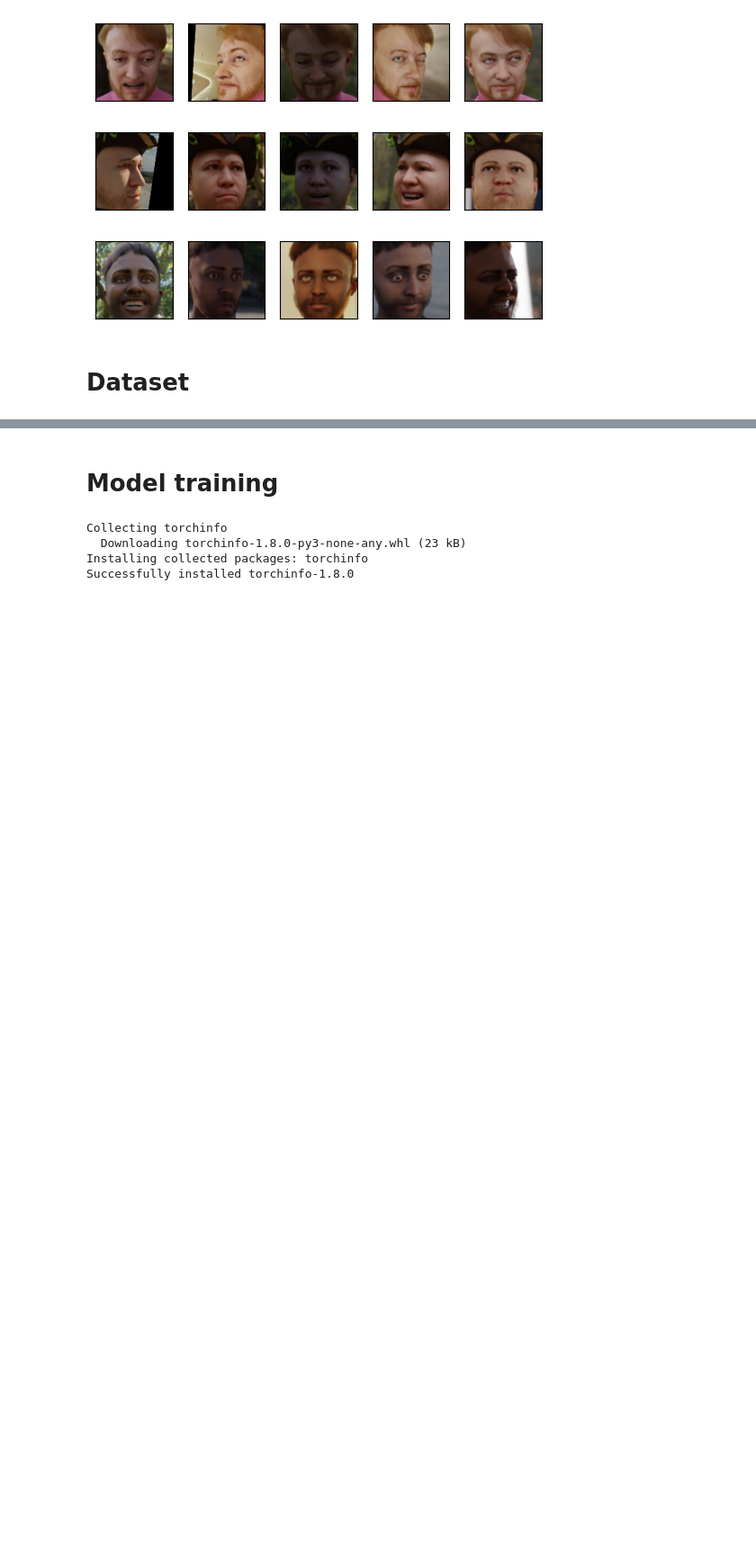
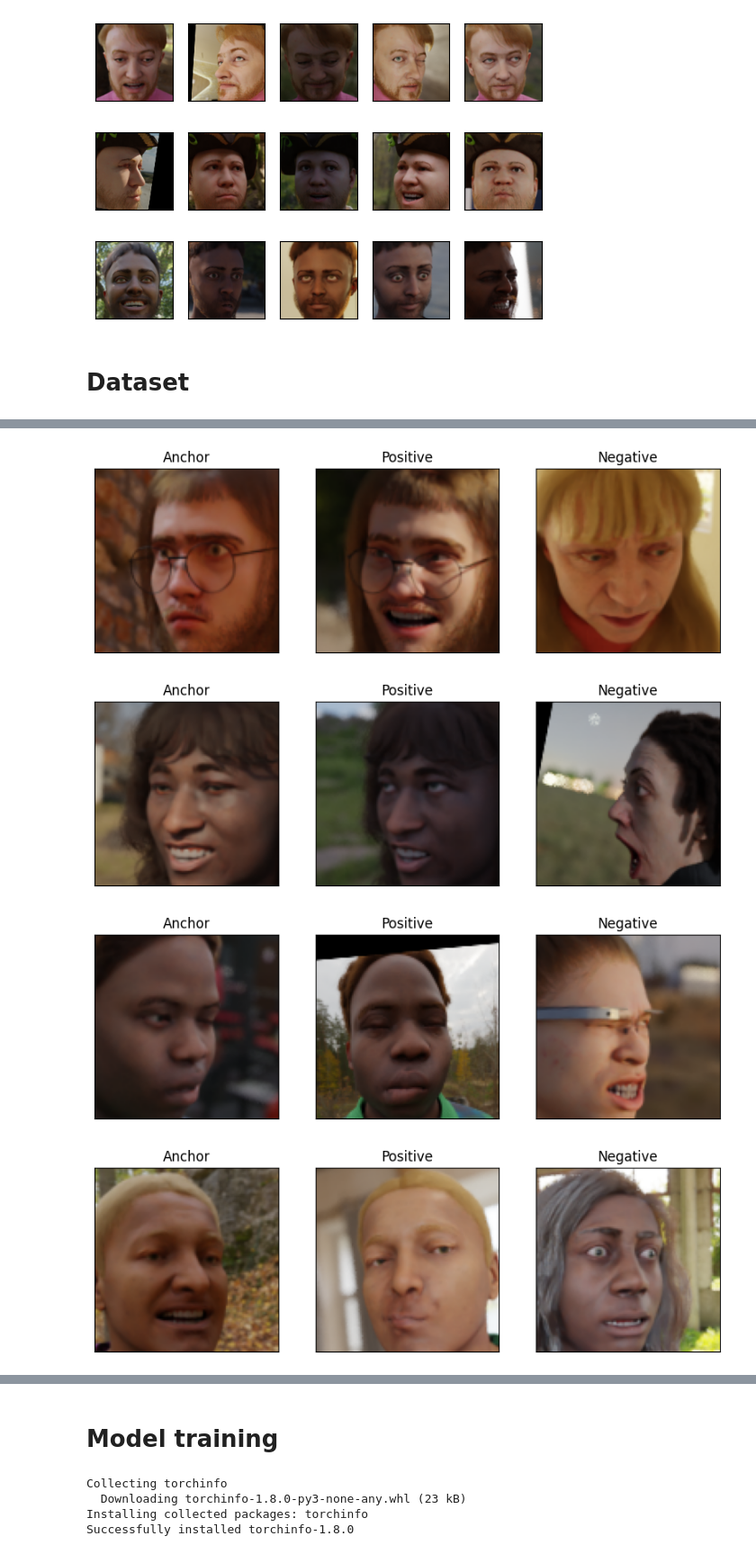
Before and after one commit to constharshit/CSCI596FinalProject, a Jupyter notebook: FaceRecognition/596_final_project.ipynb, the cells around one changed output, grey strips where cells are left out. Shown at 90% size. Drawn from its saved outputs; the diff is of its cells as text; code cells hidden in the pictures; blank space fills up the shorter version.

```diff
--- a/FaceRecognition/596_final_project.ipynb
+++ b/FaceRecognition/596_final_project.ipynb
@@ -137,0 +144,33 @@ plot_triplet(dataset[2])
+# %%
+import random
+import matplotlib.pyplot as plt
+
+# Function to plot a data point (triplet)
+def plot_triplet_data_point(images):
+    fig, ax = plt.subplots(1, 3, figsize=(10, 3))
+    labels = ["Anchor", "Positive", "Negative"]
+
+    for i, img in enumerate(images):
+        # Reshape the image tensor to (112, 112, 3) for plotting
+        img_np = img.permute(1, 2, 0).numpy()
+        ax[i].imshow(img_np)
+
+        ax[i].set_xticks([])
+        ax[i].set_yticks([])
+        ax[i].set_title(labels[i])
+
+# Plot multiple triplets as data points
+num_data_points = 5
+
+for _ in range(num_data_points):
+    # Get a random triplet from the dataset
+    triplet = dataset[random.randint(0, len(dataset))]
+
+    # Plot the triplet data point
+    plot_triplet_data_point(triplet)
+    plt.show()
+# %% [output]
+[figure, added]
+[figure, added]
+[figure, added]
+[figure, added]
```
Also changed, not shown: parts of 20 cells of this notebook.
